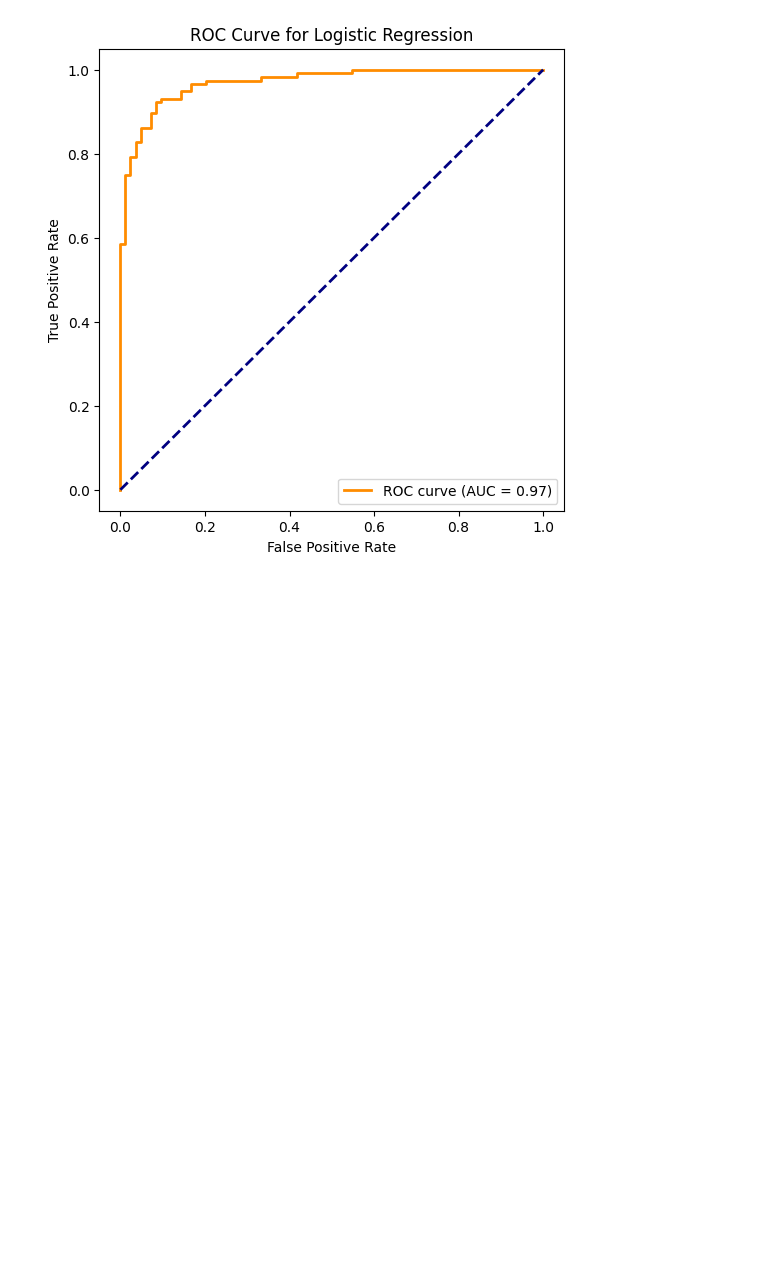
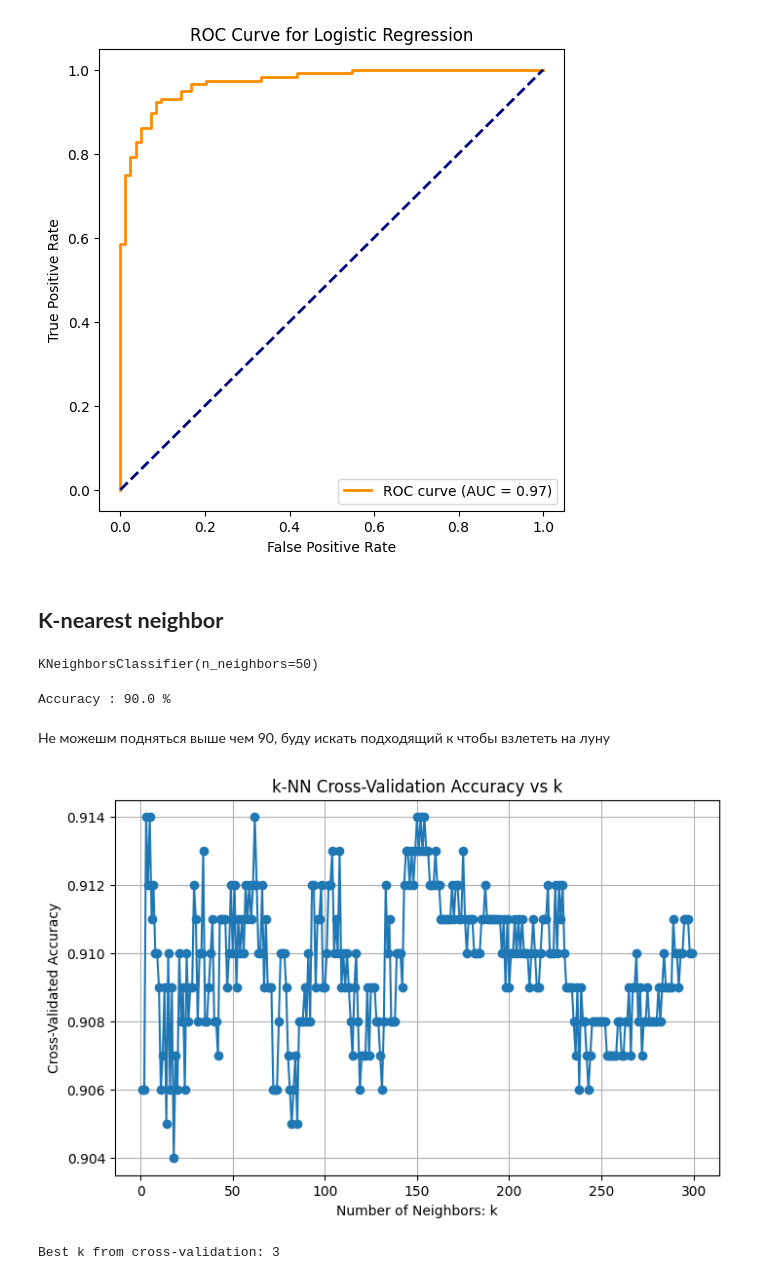
Before and after one commit to Skiner752/Intro-to-machine-learning, a Jupyter notebook: heart.ipynb, the cells around one changed output. Drawn from its saved outputs; the diff is of its cells as text; code cells hidden in the pictures; blank space fills up the shorter version.

```diff
--- a/heart.ipynb
+++ b/heart.ipynb
@@ -408,3 +432,46 @@ plt.legend()
 plt.show()
 # %% [output]
 [figure]
+# %% [markdown]
+## **K-nearest neighbor**
+# %%
+knn = KNeighborsClassifier(n_neighbors=50)
+knn.fit(X_train, Y_train)
+# %% [output]
+KNeighborsClassifier(n_neighbors=50)
+# %%
+Y_pred_knn = knn.predict(X_test)
+
+accuracy_result_knn = accuracy_score(Y_test,Y_pred) * 100
+
+print('Accuracy : {} %'.format(accuracy_result))
+# %% [output]
+Accuracy : 90.0 %
+# %% [markdown]
+Не можешм подняться выше чем 90, буду искать подходящий к чтобы взлететь на луну
+# %%
+from sklearn.preprocessing import StandardScaler
+scaler = StandardScaler()
+X_scaled = scaler.fit_transform(X)
+# %%
+k_range = range(1, 300)
+cross_val_scores = []
+
+for k in k_range:
+    knn = KNeighborsClassifier(n_neighbors=k)
+    scores = cross_val_score(knn,X_scaled,Y, cv=5, scoring='accuracy')
+    cross_val_scores.append(scores.mean())
+
+plt.figure(figsize=(8, 5))
+plt.plot(k_range, cross_val_scores, marker='o')
+plt.title("k-NN Cross-Validation Accuracy vs k")
+plt.xlabel("Number of Neighbors: k")
+plt.ylabel("Cross-Validated Accuracy")
+plt.grid(True)
+plt.show()
+
+best_k = k_range[np.argmax(cross_val_scores)]
+print(f"Best k from cross-validation: {best_k}")
+# %% [output]
+[figure, added]
+Best k from cross-validation: 3
```
Also changed, not shown: parts of 10 cells of this notebook.
